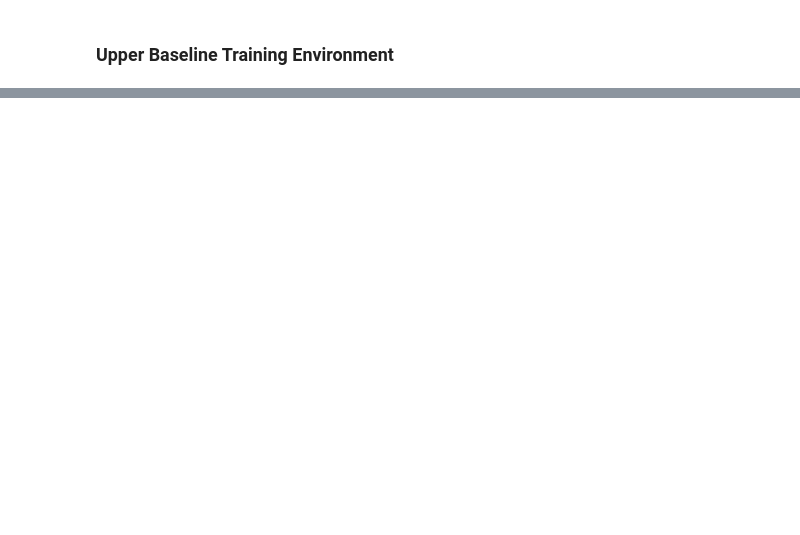
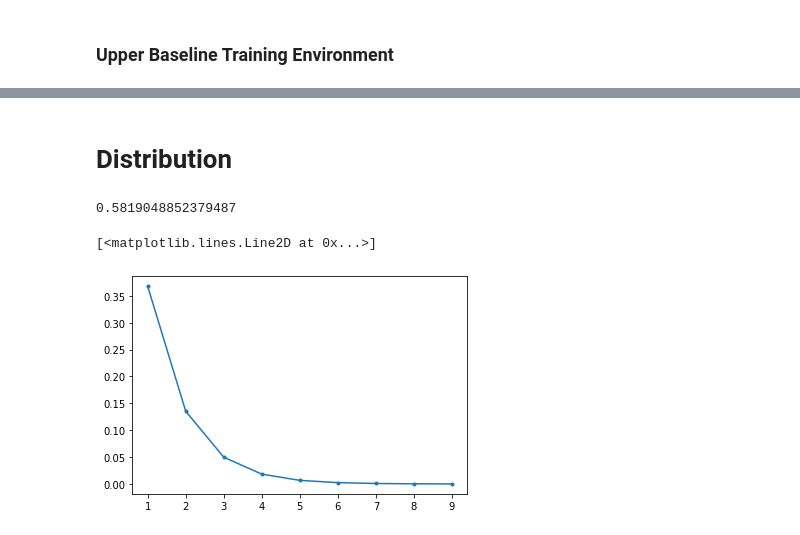
Before and after one commit to archana53/power-law-for-CI, a Jupyter notebook: CS8803_HML_Project_updated.ipynb, the cells around one changed output, grey strips where cells are left out. Drawn from its saved outputs; the diff is of its cells as text; code cells hidden in the pictures; blank space fills up the shorter version.

```diff
--- a/CS8803_HML_Project_updated.ipynb
+++ b/CS8803_HML_Project_updated.ipynb
@@ -468,0 +992,12 @@ Training environment size for task  0 is : 579270
+# %% [markdown]
+# Distribution
+# %%
+beta = 1
+x = np.arange(1,10)
+y = np.exp(-x/beta)/beta
+print(np.sum(y))
+plt.plot(x,y,marker='.')
+# %% [output]
+0.5819048852379487
+[<matplotlib.lines.Line2D at 0x...>]
+[figure, added]
```
Also changed, not shown: parts of 24 cells of this notebook, 1 other file.
